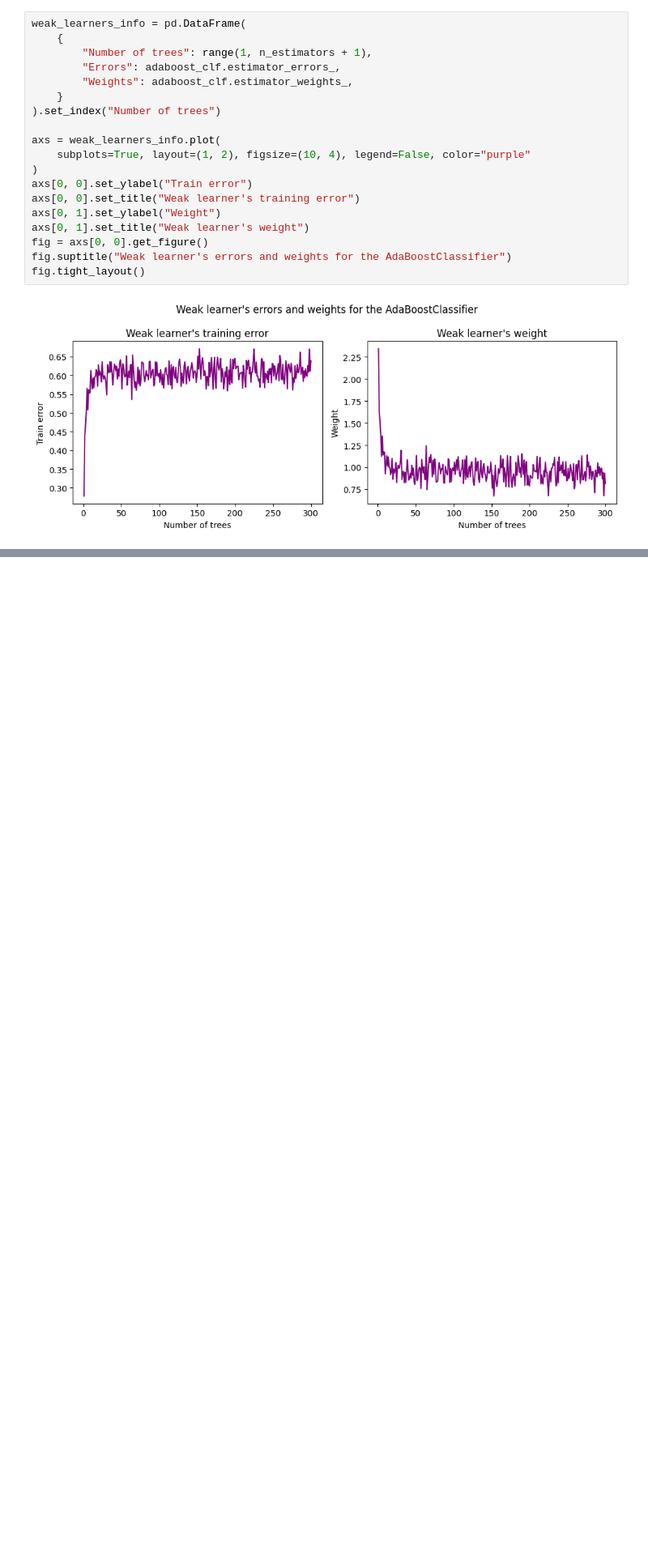
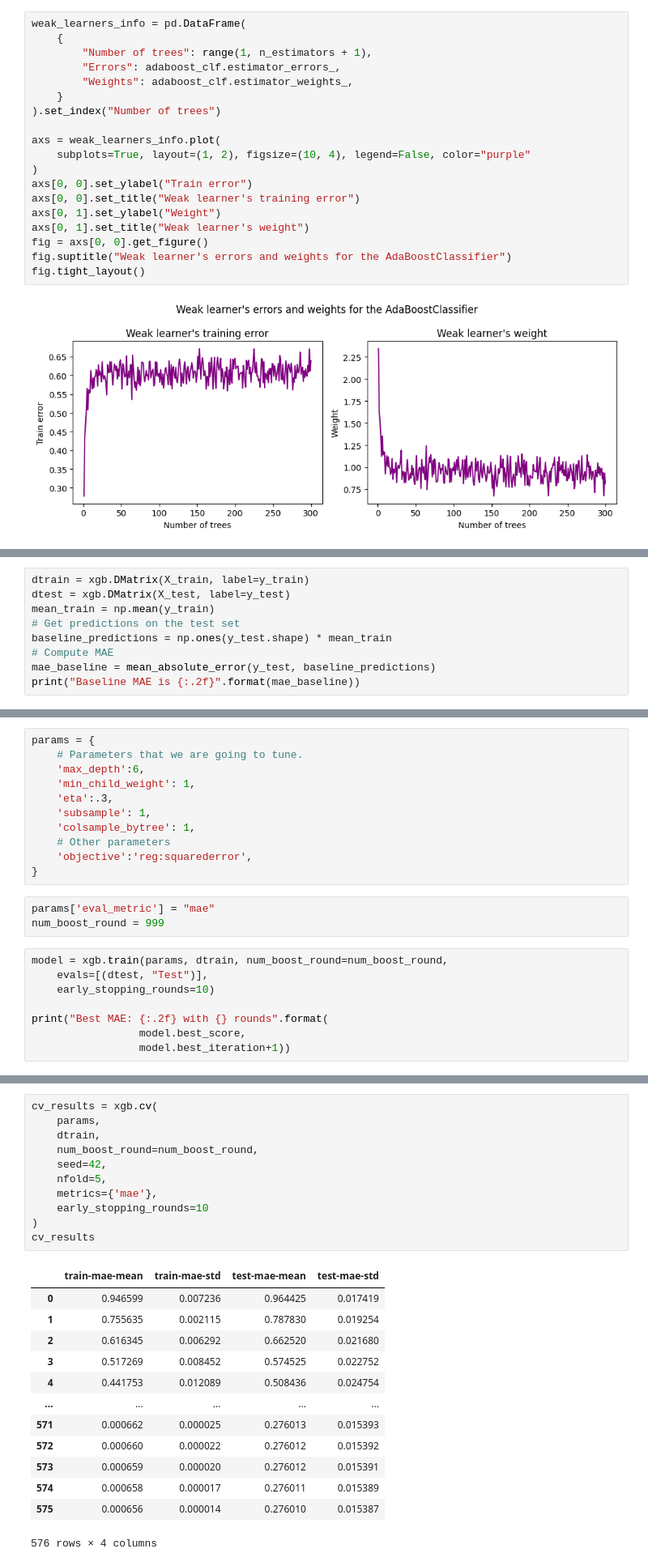
Before and after one commit to Dhawal-Modi/DSC_2024_Space_Jam, a Jupyter notebook: Task2.ipynb, the cells around one changed output, grey strips where cells are left out. Shown at 81% size. Cells and saved outputs as stored; diff of their text form; blank space fills up the shorter version.

```diff
--- a/Task2.ipynb
+++ b/Task2.ipynb
@@ -400,0 +414,9 @@ fig.tight_layout()
+# %%
+dtrain = xgb.DMatrix(X_train, label=y_train)
+dtest = xgb.DMatrix(X_test, label=y_test)
+mean_train = np.mean(y_train)
+# Get predictions on the test set
+baseline_predictions = np.ones(y_test.shape) * mean_train
+# Compute MAE
+mae_baseline = mean_absolute_error(y_test, baseline_predictions)
+print("Baseline MAE is {:.2f}".format(mae_baseline))
@@ -400,0 +425,22 @@ fig.tight_layout()
+# %%
+params = {
+    # Parameters that we are going to tune.
+    'max_depth':6,
+    'min_child_weight': 1,
+    'eta':.3,
+    'subsample': 1,
+    'colsample_bytree': 1,
+    # Other parameters
+    'objective':'reg:squarederror',
+}
+# %%
+params['eval_metric'] = "mae"
+num_boost_round = 999
+# %%
+model = xgb.train(params, dtrain, num_boost_round=num_boost_round,
+    evals=[(dtest, "Test")],
+    early_stopping_rounds=10)
+
+print("Best MAE: {:.2f} with {} rounds".format(
+                 model.best_score,
+                 model.best_iteration+1))
@@ -400,0 +465,25 @@ fig.tight_layout()
+# %%
+cv_results = xgb.cv(
+    params,
+    dtrain,
+    num_boost_round=num_boost_round,
+    seed=42,
+    nfold=5,
+    metrics={'mae'},
+    early_stopping_rounds=10
+)
+cv_results
+# %% [output]
+|  | train-mae-mean | train-mae-std | test-mae-mean | test-mae-std |
+| 0 | 0.946599 | 0.007236 | 0.964425 | 0.017419 |
+| 1 | 0.755635 | 0.002115 | 0.787830 | 0.019254 |
+| 2 | 0.616345 | 0.006292 | 0.662520 | 0.021680 |
+| 3 | 0.517269 | 0.008452 | 0.574525 | 0.022752 |
+| 4 | 0.441753 | 0.012089 | 0.508436 | 0.024754 |
+| ... | ... | ... | ... | ... |
+| 571 | 0.000662 | 0.000025 | 0.276013 | 0.015393 |
+| 572 | 0.000660 | 0.000022 | 0.276012 | 0.015392 |
+| 573 | 0.000659 | 0.000020 | 0.276012 | 0.015391 |
+| 574 | 0.000658 | 0.000017 | 0.276011 | 0.015389 |
+| 575 | 0.000656 | 0.000014 | 0.276010 | 0.015387 |
+576 rows × 4 columns
```
Also changed, not shown: parts of 44 cells of this notebook.
